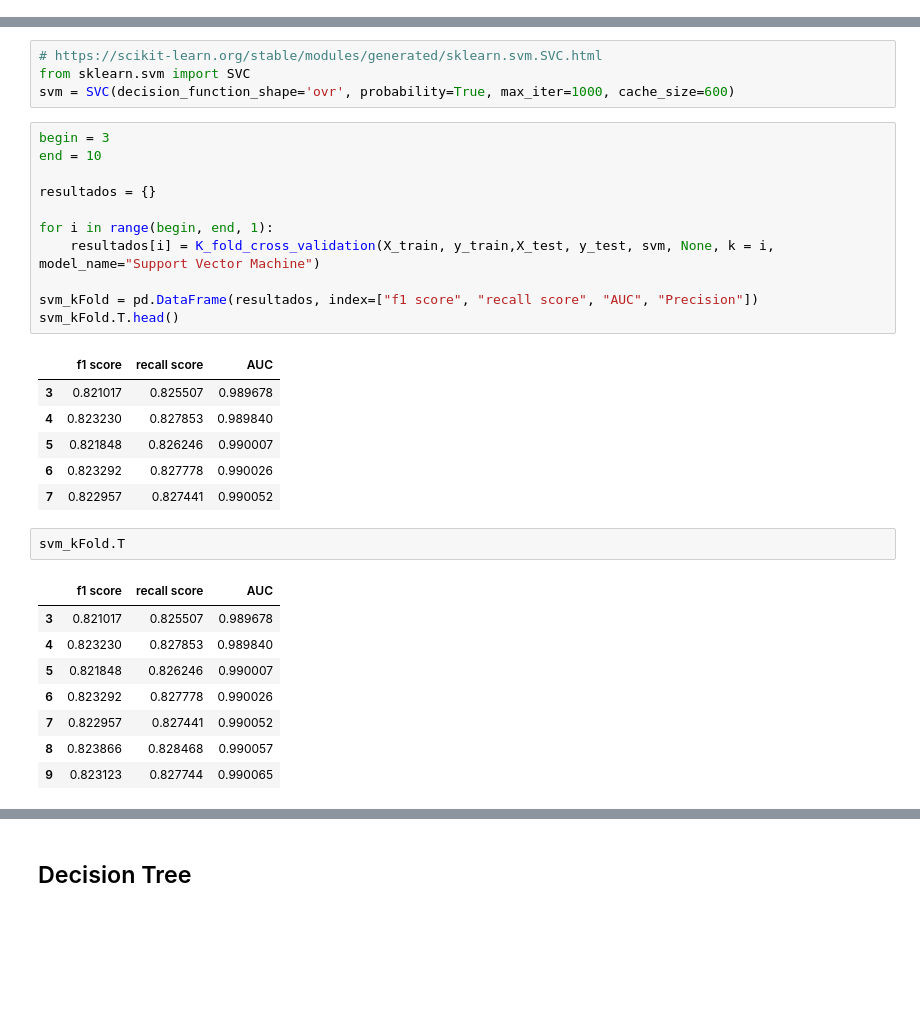
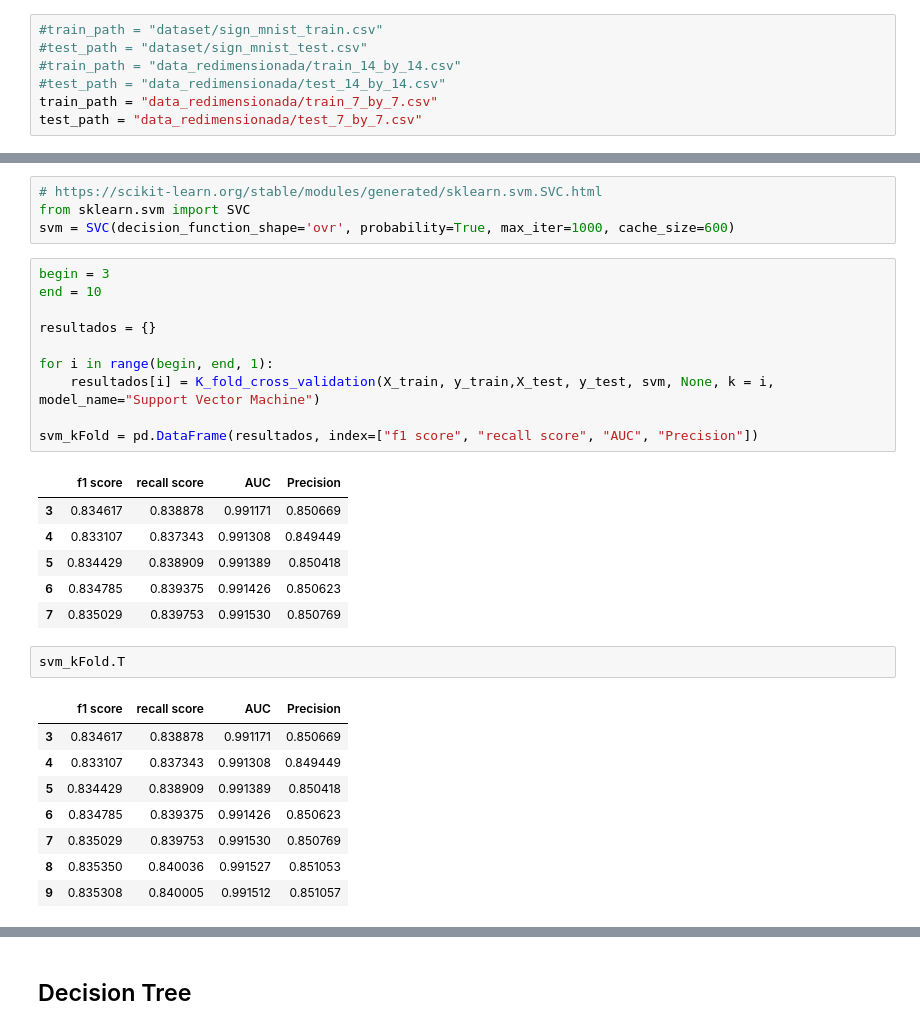
Before and after one commit to Andres20-Utec/Proyecto-2-AI, a Jupyter notebook: proyecto.ipynb, the cells around one changed output, grey strips where cells are left out. Drawn from its saved outputs; the diff is of its cells as text; blank space fills up the shorter version.

```diff
--- a/proyecto.ipynb
+++ b/proyecto.ipynb
@@ -114,3 +111,10 @@ test_path = "dataset/sign_mnist_test.csv"
+# %%
+#train_path = "dataset/sign_mnist_train.csv"
+#test_path = "dataset/sign_mnist_test.csv"
+#train_path = "data_redimensionada/train_14_by_14.csv"
+#test_path = "data_redimensionada/test_14_by_14.csv"
+train_path = "data_redimensionada/train_7_by_7.csv"
+test_path = "data_redimensionada/test_7_by_7.csv"
 # %%
 df_train = pd.read_csv(train_path)
 df_test = pd.read_csv(test_path)
@@ -130,30 +142,29 @@ svm = SVC(decision_function_shape='ovr', probability=True, max_iter=1000, cache_
 # %%
 begin = 3
 end = 10
 
 resultados = {}
 
 for i in range(begin, end, 1):
     resultados[i] = K_fold_cross_validation(X_train, y_train,X_test, y_test, svm, None, k = i, model_name="Support Vector Machine")
 
 svm_kFold = pd.DataFrame(resultados, index=["f1 score", "recall score", "AUC", "Precision"])
-svm_kFold.T.head()
 # %% [output]
-|  | f1 score | recall score | AUC |
-| 3 | 0.821017 | 0.825507 | 0.989678 |
-| 4 | 0.823230 | 0.827853 | 0.989840 |
-| 5 | 0.821848 | 0.826246 | 0.990007 |
-| 6 | 0.823292 | 0.827778 | 0.990026 |
-| 7 | 0.822957 | 0.827441 | 0.990052 |
+|  | f1 score | recall score | AUC | Precision |
+| 3 | 0.834617 | 0.838878 | 0.991171 | 0.850669 |
+| 4 | 0.833107 | 0.837343 | 0.991308 | 0.849449 |
+| 5 | 0.834429 | 0.838909 | 0.991389 | 0.850418 |
+| 6 | 0.834785 | 0.839375 | 0.991426 | 0.850623 |
+| 7 | 0.835029 | 0.839753 | 0.991530 | 0.850769 |
 # %%
 svm_kFold.T
 # %% [output]
-|  | f1 score | recall score | AUC |
-| 3 | 0.821017 | 0.825507 | 0.989678 |
-| 4 | 0.823230 | 0.827853 | 0.989840 |
-| 5 | 0.821848 | 0.826246 | 0.990007 |
-| 6 | 0.823292 | 0.827778 | 0.990026 |
-| 7 | 0.822957 | 0.827441 | 0.990052 |
-| 8 | 0.823866 | 0.828468 | 0.990057 |
-| 9 | 0.823123 | 0.827744 | 0.990065 |
+|  | f1 score | recall score | AUC | Precision |
+| 3 | 0.834617 | 0.838878 | 0.991171 | 0.850669 |
+| 4 | 0.833107 | 0.837343 | 0.991308 | 0.849449 |
+| 5 | 0.834429 | 0.838909 | 0.991389 | 0.850418 |
+| 6 | 0.834785 | 0.839375 | 0.991426 | 0.850623 |
+| 7 | 0.835029 | 0.839753 | 0.991530 | 0.850769 |
+| 8 | 0.835350 | 0.840036 | 0.991527 | 0.851053 |
+| 9 | 0.835308 | 0.840005 | 0.991512 | 0.851057 |
 # %%
```
Also changed, not shown: parts of 14 cells of this notebook, 5 other files.
